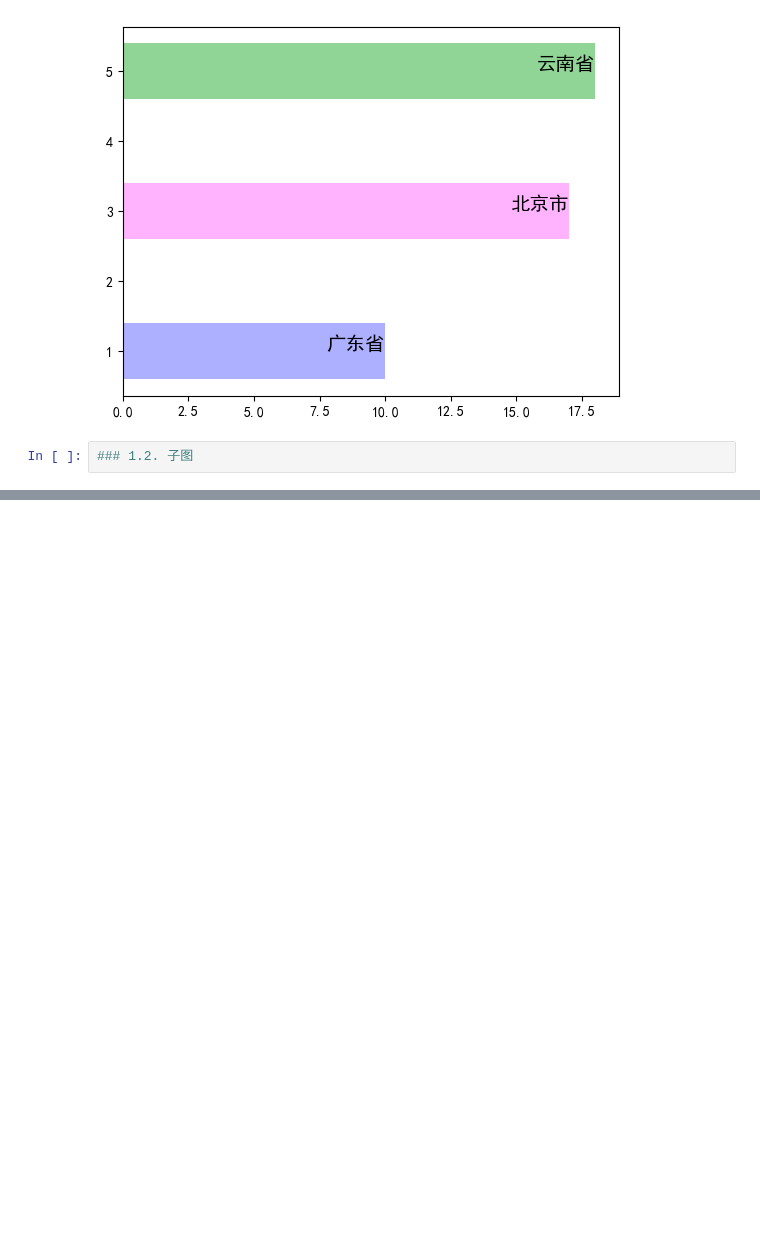
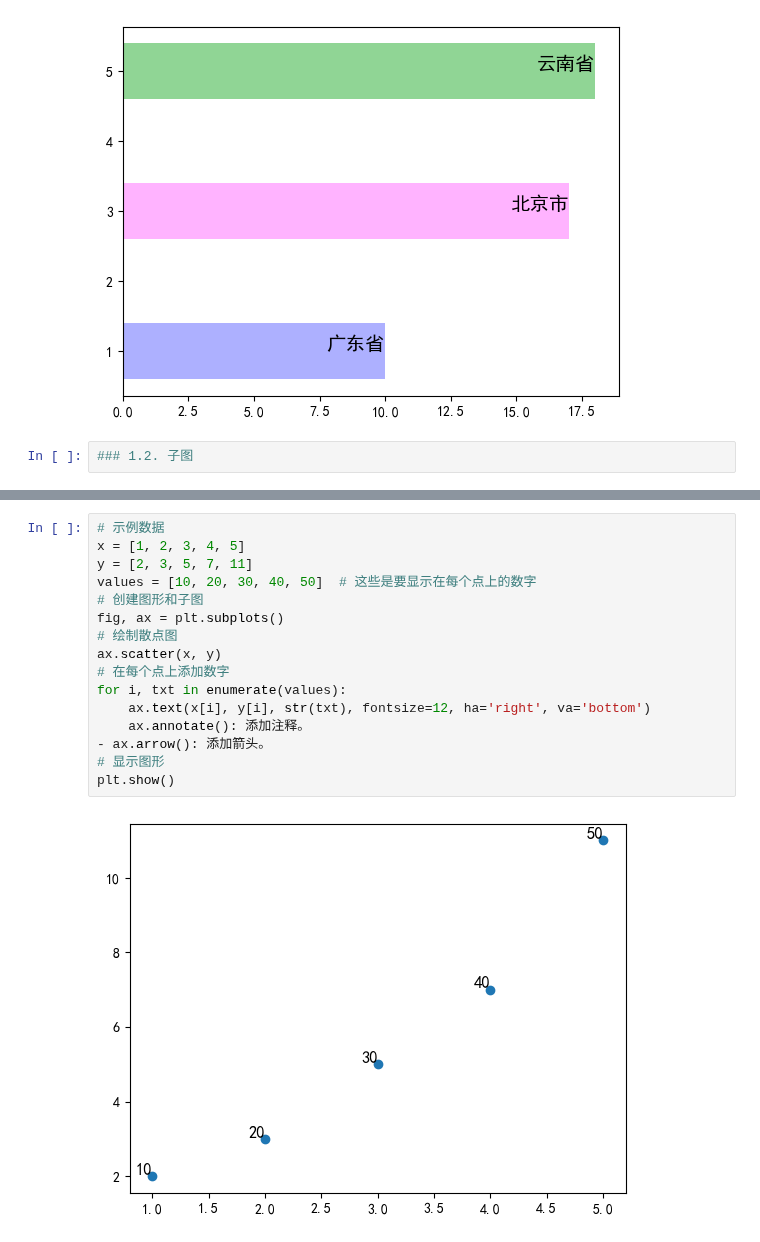
Before and after one commit to daiyipu/yiheng, a Jupyter notebook: plotlib/matplot.ipynb, the cells around one changed output, grey strips where cells are left out. Drawn from its saved outputs; the diff is of its cells as text; blank space fills up the shorter version.

```diff
--- a/plotlib/matplot.ipynb
+++ b/plotlib/matplot.ipynb
@@ -181,0 +199,18 @@ graph(10,17,18)
+# %%
+# 示例数据
+x = [1, 2, 3, 4, 5]
+y = [2, 3, 5, 7, 11]
+values = [10, 20, 30, 40, 50]  # 这些是要显示在每个点上的数字
+# 创建图形和子图
+fig, ax = plt.subplots()
+# 绘制散点图
+ax.scatter(x, y)
+# 在每个点上添加数字
+for i, txt in enumerate(values):
+    ax.text(x[i], y[i], str(txt), fontsize=12, ha='right', va='bottom')
+    ax.annotate(): 添加注释。
+- ax.arrow(): 添加箭头。
+# 显示图形
+plt.show()
+# %% [output]
+[figure, added]
```
Also changed, not shown: parts of 4 cells of this notebook, 39 other files.
